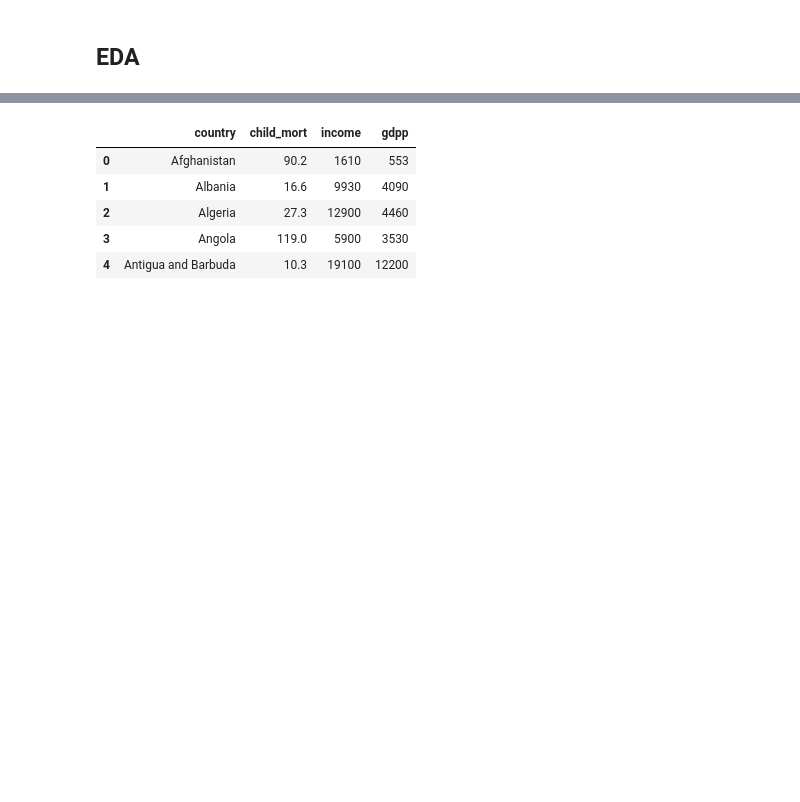
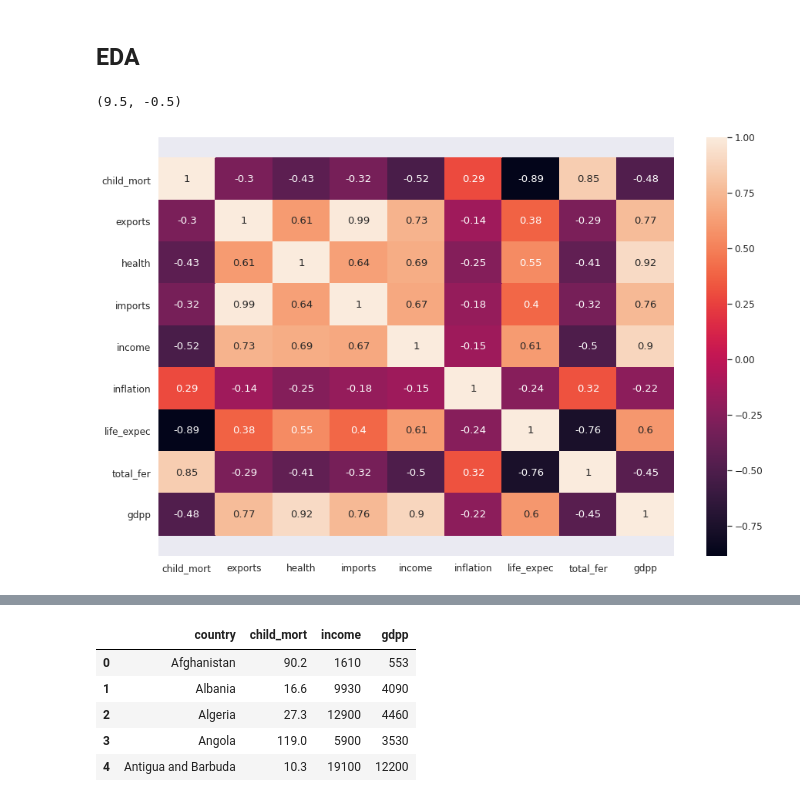
Before and after one commit to gyana-ranjan-dash/World_proverty_analysis, a Jupyter notebook: World_poverty_analysis.ipynb, the cells around one changed output, grey strips where cells are left out. Cells and saved outputs as stored; diff of their text form; code cells hidden in the pictures; blank space fills up the shorter version.

```diff
--- a/World_poverty_analysis.ipynb
+++ b/World_poverty_analysis.ipynb
@@ -121,3 +123,13 @@ country_df.head()
 | 4 | Antigua and Barbuda | 10.3 | 5551.00 | 735.6600 | 7185.800 | 19100 | 1.44 | 76.8 | 2.13 | 12200 |
 # %% [markdown]
 ## **EDA**
+# %%
+# Heatmap to understand the attributes dependency
+
+plt.figure(figsize = (15,10))
+ax = sns.heatmap(country_df.corr(),annot = True)
+bottom, top = ax.get_ylim()
+ax.set_ylim(bottom + 0.5, top - 0.5)
+# %% [output]
+(9.5, -0.5)
+[figure, added]
```
Also changed, not shown: parts of 2 cells of this notebook.
